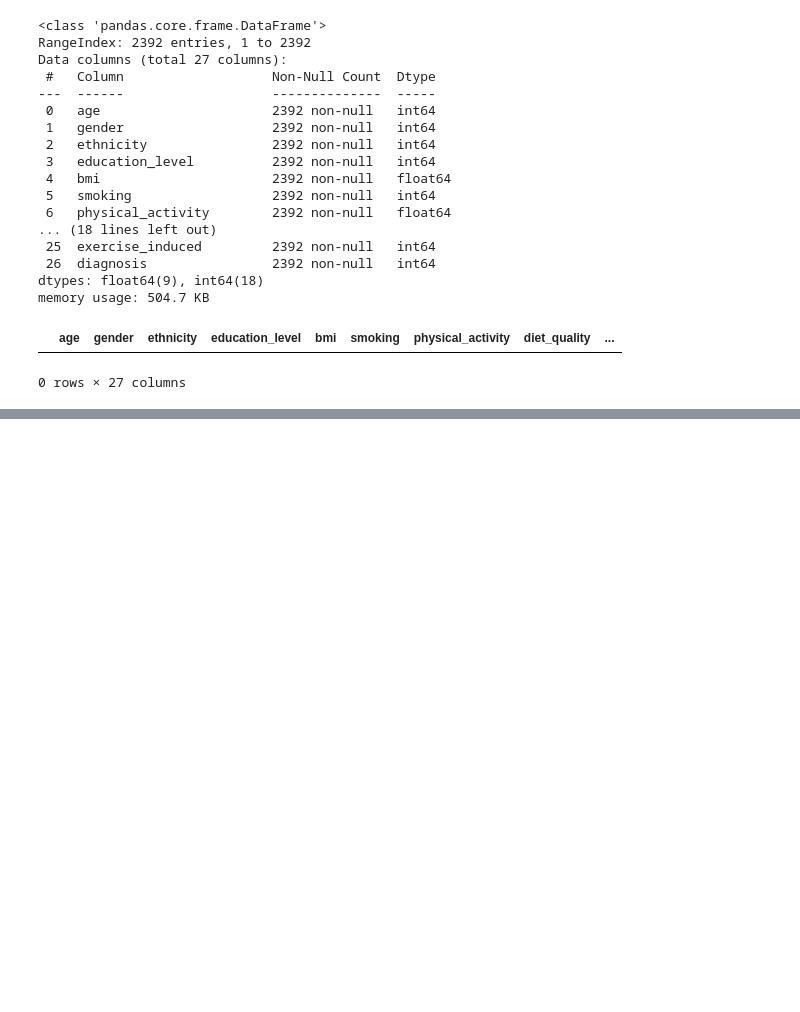
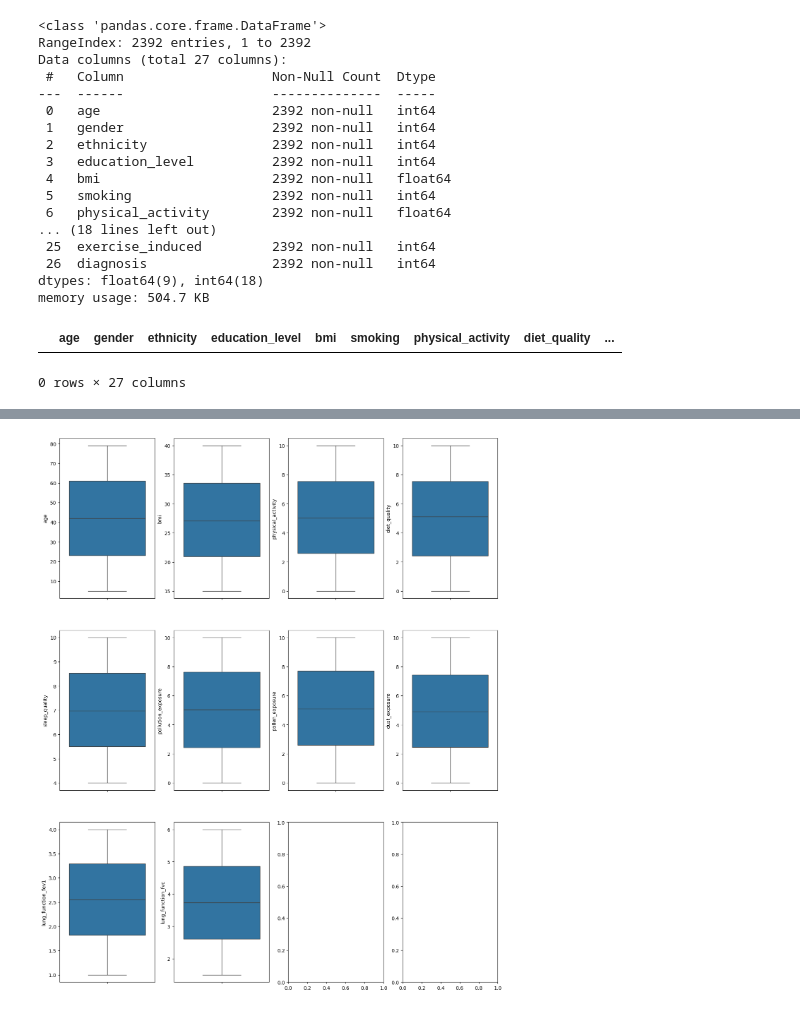
Before and after one commit to lklmkv/tvp1t, a Jupyter notebook: pptk1.ipynb, the cells around one changed output, grey strips where cells are left out. Cells and saved outputs as stored; diff of their text form; code cells hidden in the pictures; blank space fills up the shorter version.

```diff
--- a/pptk1.ipynb
+++ b/pptk1.ipynb
@@ -110,0 +152,8 @@ dtype: int64
+# %%
+nobin = ['age', 'bmi', 'physical_activity', 'diet_quality', 'sleep_quality',
+             'pollution_exposure', 'pollen_exposure', 'dust_exposure','lung_function_fev1', 'lung_function_fvc']
+fig, axes = plt.subplots(nrows=3, ncols=4, figsize=(16, 20))
+for idx, feat in  enumerate(nobin):
+    sns.boxplot(y=feat, data=df, ax=axes[idx // 4, idx % 4])
+# %% [output]
+[figure, added]
```
Also changed, not shown: parts of 8 cells of this notebook.
